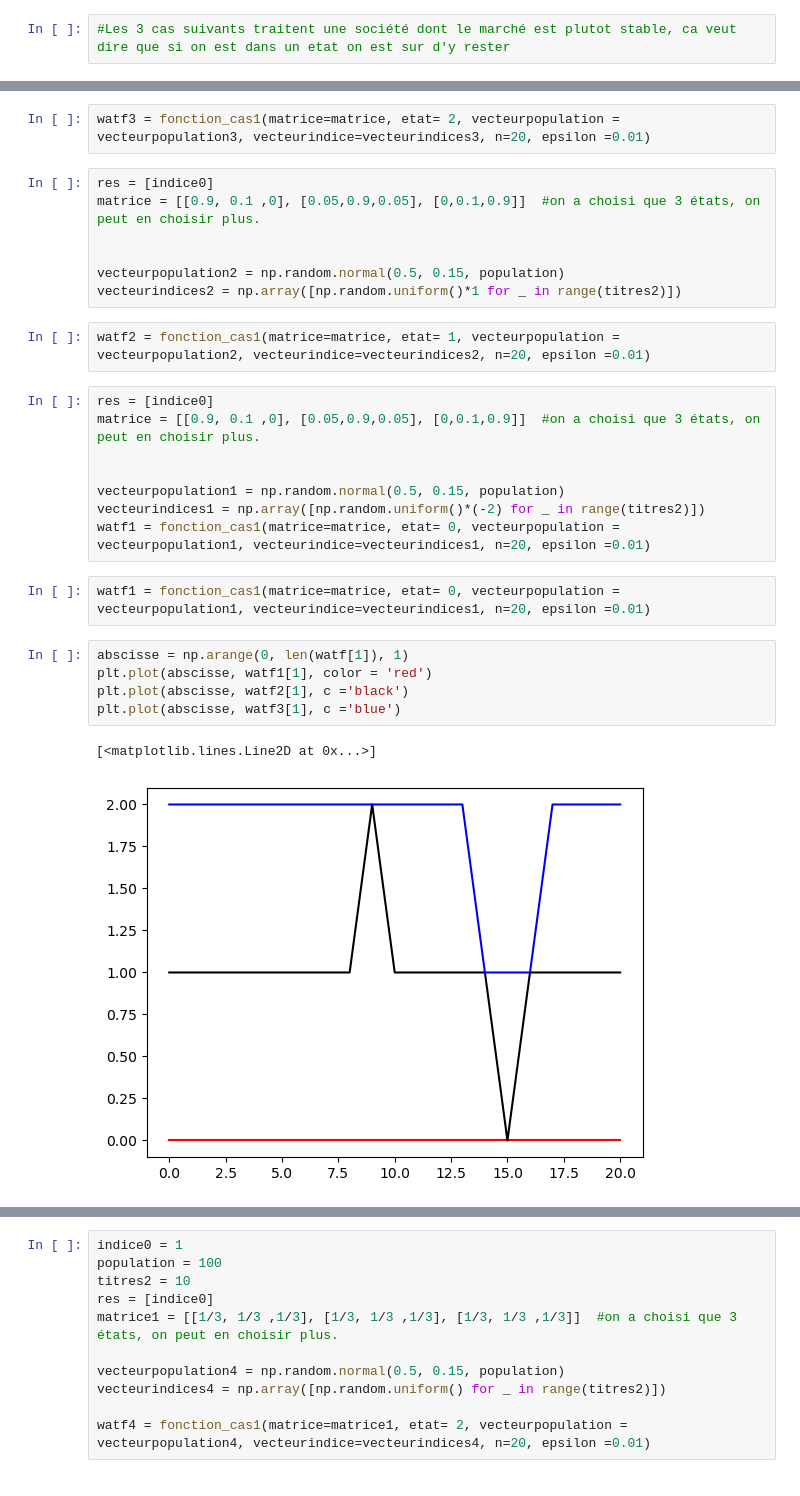
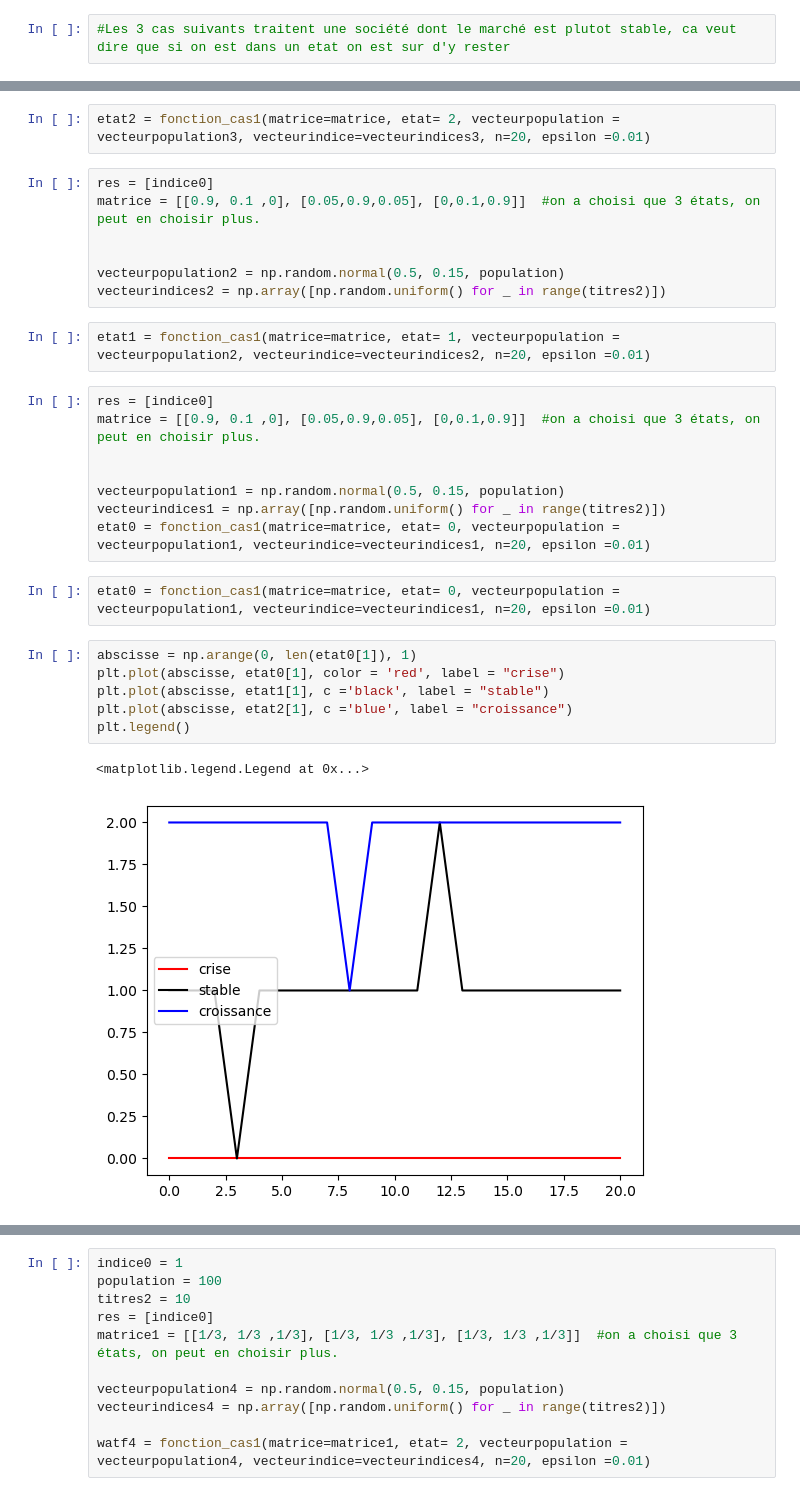
Before and after one commit to codepromaster67/Projet-ARE, a Jupyter notebook: ARE_notebook.ipynb, the cells around one changed output, grey strips where cells are left out. Drawn from its saved outputs; the diff is of its cells as text.

```diff
--- a/ARE_notebook.ipynb
+++ b/ARE_notebook.ipynb
@@ -142,31 +156,32 @@ vecteurindices3 = np.array([np.random.uniform()*2 for _ in range(titres2)])
 # %%
-watf3 = fonction_cas1(matrice=matrice, etat= 2, vecteurpopulation = vecteurpopulation3, vecteurindice=vecteurindices3, n=20, epsilon =0.01)
+etat2 = fonction_cas1(matrice=matrice, etat= 2, vecteurpopulation = vecteurpopulation3, vecteurindice=vecteurindices3, n=20, epsilon =0.01)
 # %%
 res = [indice0]
 matrice = [[0.9, 0.1 ,0], [0.05,0.9,0.05], [0,0.1,0.9]]  #on a choisi que 3 états, on peut en choisir plus.
 
 
 vecteurpopulation2 = np.random.normal(0.5, 0.15, population)
-vecteurindices2 = np.array([np.random.uniform()*1 for _ in range(titres2)])
+vecteurindices2 = np.array([np.random.uniform() for _ in range(titres2)])
 # %%
-watf2 = fonction_cas1(matrice=matrice, etat= 1, vecteurpopulation = vecteurpopulation2, vecteurindice=vecteurindices2, n=20, epsilon =0.01)
+etat1 = fonction_cas1(matrice=matrice, etat= 1, vecteurpopulation = vecteurpopulation2, vecteurindice=vecteurindices2, n=20, epsilon =0.01)
 # %%
 res = [indice0]
 matrice = [[0.9, 0.1 ,0], [0.05,0.9,0.05], [0,0.1,0.9]]  #on a choisi que 3 états, on peut en choisir plus.
 
 
 vecteurpopulation1 = np.random.normal(0.5, 0.15, population)
-vecteurindices1 = np.array([np.random.uniform()*(-2) for _ in range(titres2)])
-watf1 = fonction_cas1(matrice=matrice, etat= 0, vecteurpopulation = vecteurpopulation1, vecteurindice=vecteurindices1, n=20, epsilon =0.01)
+vecteurindices1 = np.array([np.random.uniform() for _ in range(titres2)])
+etat0 = fonction_cas1(matrice=matrice, etat= 0, vecteurpopulation = vecteurpopulation1, vecteurindice=vecteurindices1, n=20, epsilon =0.01)
 # %%
-watf1 = fonction_cas1(matrice=matrice, etat= 0, vecteurpopulation = vecteurpopulation1, vecteurindice=vecteurindices1, n=20, epsilon =0.01)
+etat0 = fonction_cas1(matrice=matrice, etat= 0, vecteurpopulation = vecteurpopulation1, vecteurindice=vecteurindices1, n=20, epsilon =0.01)
 # %%
-abscisse = np.arange(0, len(watf[1]), 1)
-plt.plot(abscisse, watf1[1], color = 'red')
-plt.plot(abscisse, watf2[1], c ='black')
-plt.plot(abscisse, watf3[1], c ='blue')
+abscisse = np.arange(0, len(etat0[1]), 1)
+plt.plot(abscisse, etat0[1], color = 'red', label = "crise")
+plt.plot(abscisse, etat1[1], c ='black', label = "stable")
+plt.plot(abscisse, etat2[1], c ='blue', label = "croissance")
+plt.legend()
 # %% [output]
-[<matplotlib.lines.Line2D at 0x...>]
+<matplotlib.legend.Legend at 0x...>
-[figure, old version]
+[figure, new version]
 # %%
 grapheindice= np.arange(0, len(watf[3]), 1)
```
Also changed, not shown: parts of 3 cells of this notebook.
